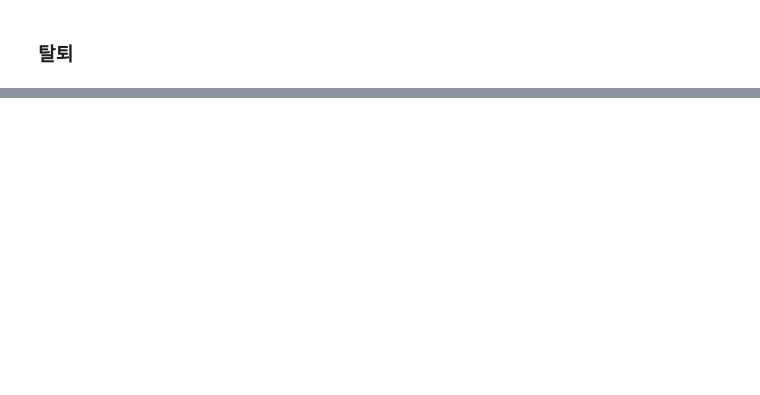
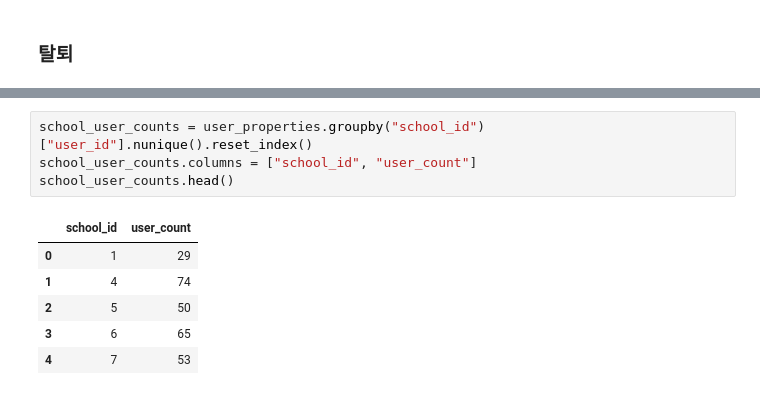
Before and after one commit to seung127/codeit_project, a Jupyter notebook: codeit-project-docker/notebooks/gsc_connect_check.ipynb, the cells around one changed output, grey strips where cells are left out. Drawn from its saved outputs; the diff is of its cells as text; blank space fills up the shorter version.

```diff
--- a/codeit-project-docker/notebooks/gsc_connect_check.ipynb
+++ b/codeit-project-docker/notebooks/gsc_connect_check.ipynb
@@ -1449,0 +1201,11 @@ Name: count, dtype: int64
+# %%
+school_user_counts = user_properties.groupby("school_id")["user_id"].nunique().reset_index()
+school_user_counts.columns = ["school_id", "user_count"]
+school_user_counts.head()
+# %% [output]
+|  | school_id | user_count |
+| 0 | 1 | 29 |
+| 1 | 4 | 74 |
+| 2 | 5 | 50 |
+| 3 | 6 | 65 |
+| 4 | 7 | 53 |
```
Also changed, not shown: parts of 117 cells of this notebook.
